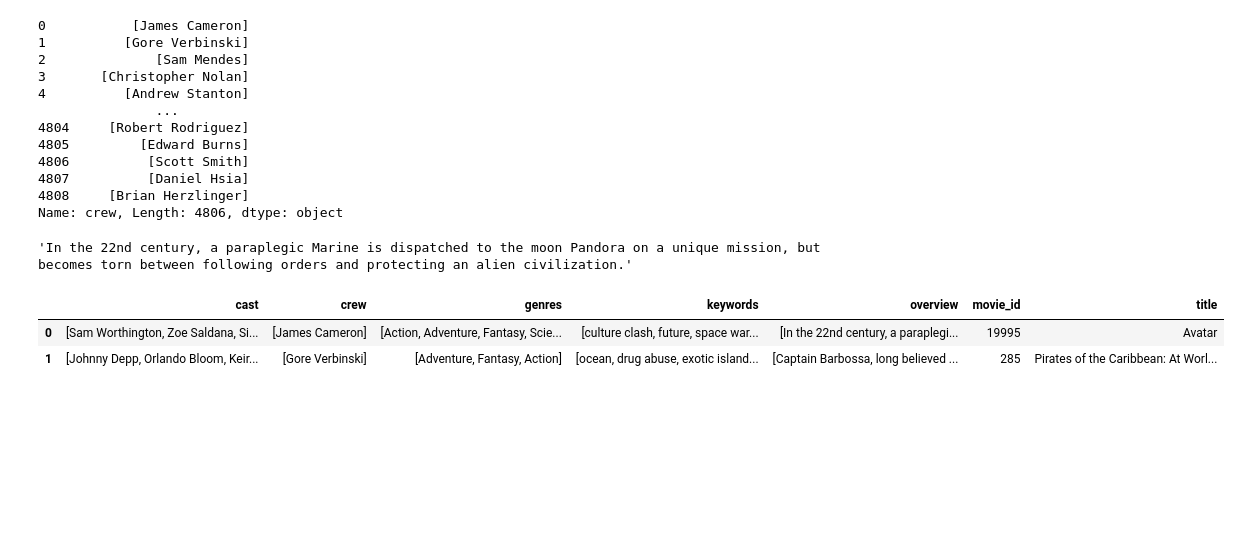
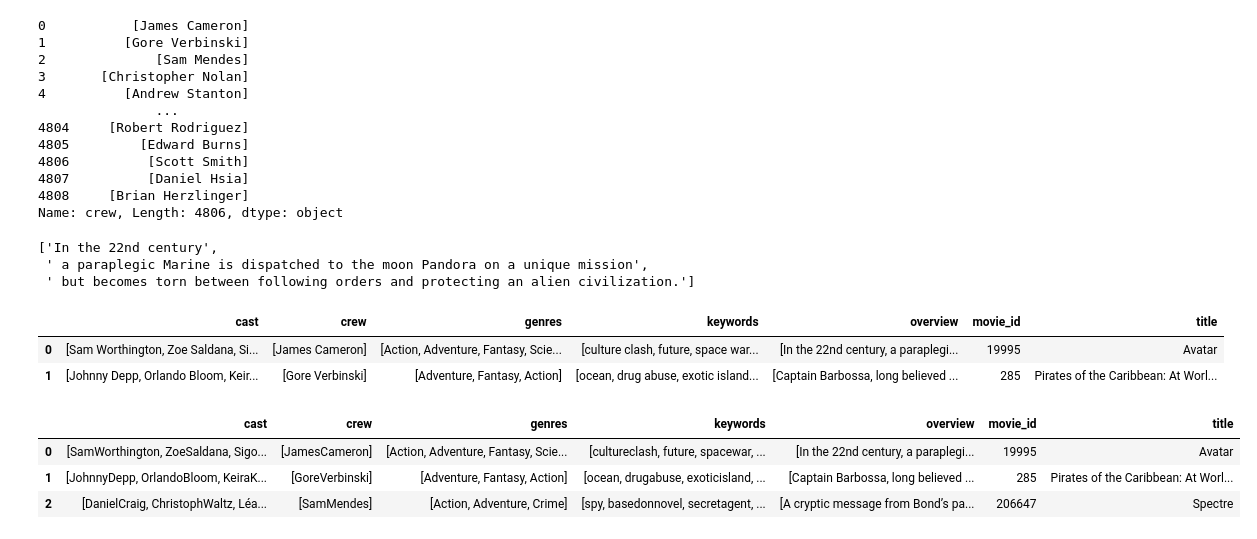
Before and after one commit to zaidFarid2/SMITDataAnalytics-Batch08, a Jupyter notebook: MovieAnalysis.ipynb, the cells around one changed output. Cells and saved outputs as stored; diff of their text form; code cells hidden in the pictures; blank space fills up the shorter version.

```diff
--- a/MovieAnalysis.ipynb
+++ b/MovieAnalysis.ipynb
@@ -174,7 +174,7 @@ def convert_Cast(obj):
             break
     return l
 # %%
-movie.cast = movie.cast.apply(conver_Cast)
+movie.cast = movie.cast.apply(convert_Cast)
 # %%
 movie.head()
 # %% [output]
@@ -216,7 +216,9 @@ Name: crew, Length: 4806, dtype: object
 # %%
 movie.overview[0]
 # %% [output]
-'In the 22nd century, a paraplegic Marine is dispatched to the moon Pandora on a unique mission, but becomes torn between following orders and protecting an alien civilization.'
+['In the 22nd century',
+ ' a paraplegic Marine is dispatched to the moon Pandora on a unique mission',
+ ' but becomes torn between following orders and protecting an alien civilization.']
 # %%
 movie.overview = movie.overview.apply(lambda x:x.split(","))
 # %%
@@ -225,3 +227,15 @@ movie.head(2)
 |  | cast | crew | genres | keywords | overview | movie_id | title |
 | 0 | [Sam Worthington, Zoe Saldana, Si... | [James Cameron] | [Action, Adventure, Fantasy, Scie... | [culture clash, future, space war... | [In the 22nd century, a paraplegi... | 19995 | Avatar |
 | 1 | [Johnny Depp, Orlando Bloom, Keir... | [Gore Verbinski] | [Adventure, Fantasy, Action] | [ocean, drug abuse, exotic island... | [Captain Barbossa, long believed ... | 285 | Pirates of the Caribbean: At Worl... |
+# %%
+movie.genres = movie.genres.apply(lambda x: [ i.replace(" ","") for i in x ])
+movie.cast = movie.cast.apply(lambda x: [ i.replace(" ","") for i in x ])
+movie.keywords = movie.keywords.apply(lambda x: [ i.replace(" ","") for i in x ])
+movie.crew = movie.crew.apply(lambda x: [ i.replace(" ","") for i in x ])
+# %%
+movie.head(3)
+# %% [output]
+|  | cast | crew | genres | keywords | overview | movie_id | title |
+| 0 | [SamWorthington, ZoeSaldana, Sigo... | [JamesCameron] | [Action, Adventure, Fantasy, Scie... | [cultureclash, future, spacewar, ... | [In the 22nd century, a paraplegi... | 19995 | Avatar |
+| 1 | [JohnnyDepp, OrlandoBloom, KeiraK... | [GoreVerbinski] | [Adventure, Fantasy, Action] | [ocean, drugabuse, exoticisland, ... | [Captain Barbossa, long believed ... | 285 | Pirates of the Caribbean: At Worl... |
+| 2 | [DanielCraig, ChristophWaltz, Léa... | [SamMendes] | [Action, Adventure, Crime] | [spy, basedonnovel, secretagent, ... | [A cryptic message from Bond’s pa... | 206647 | Spectre |
```
Also changed, not shown: parts of 19 cells of this notebook.
